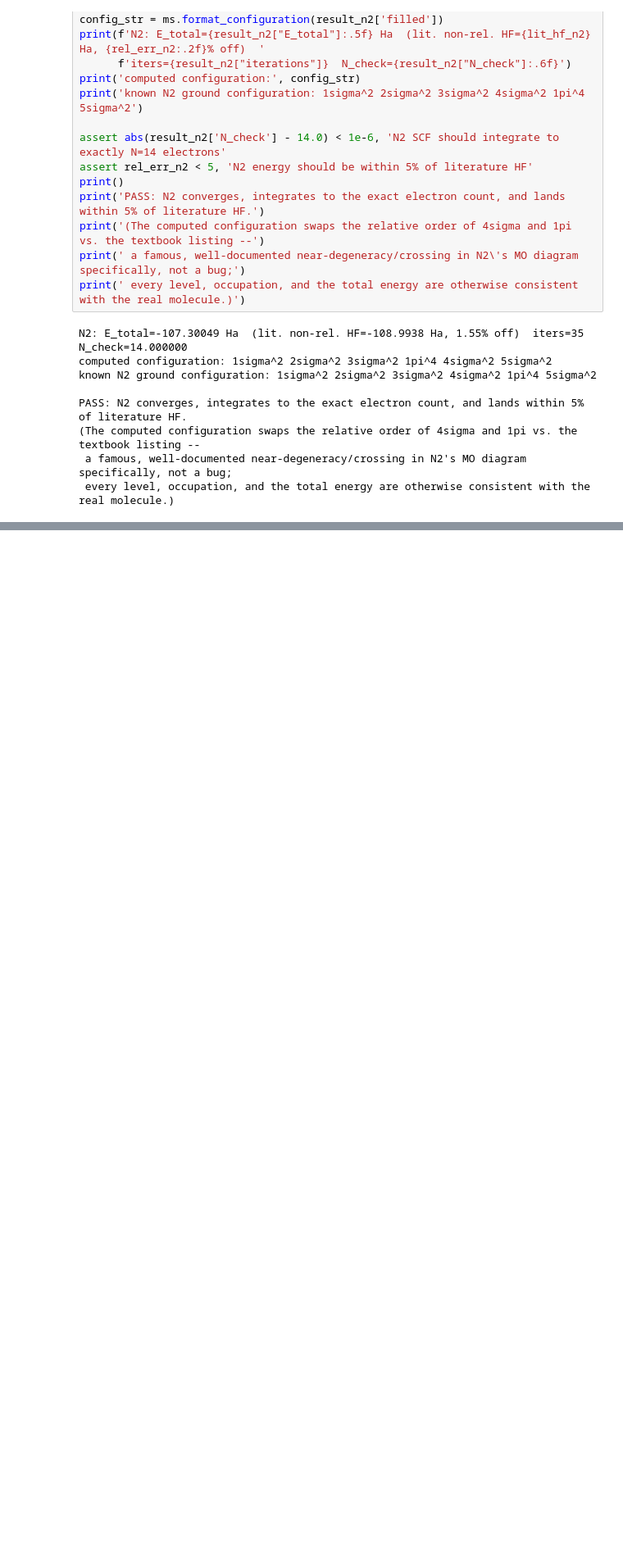
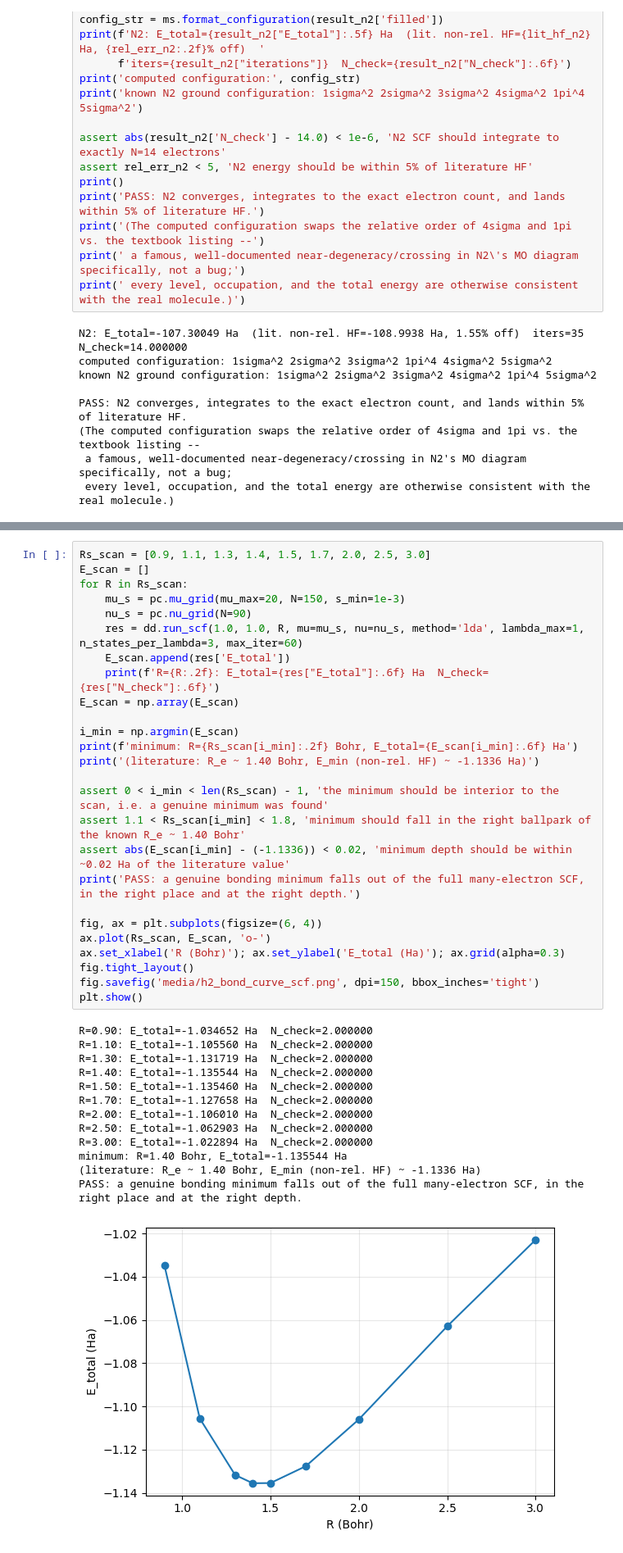
Before and after one commit to HasanHelal429/Physics-Simulation, a Jupyter notebook: Quantum Mechanics/Diatomic_HF_solver/Diatomic SCF Validation.ipynb, the cells around one changed output, grey strips where cells are left out. Shown at 82% size. Cells and saved outputs as stored; diff of their text form; blank space fills up the shorter version.

```diff
--- a/Quantum Mechanics/Diatomic_HF_solver/Diatomic SCF Validation.ipynb
+++ b/Quantum Mechanics/Diatomic_HF_solver/Diatomic SCF Validation.ipynb
@@ -200,0 +214,40 @@ PASS: N2 converges, integrates to the exact electron count, and lands within 5%
+# %%
+Rs_scan = [0.9, 1.1, 1.3, 1.4, 1.5, 1.7, 2.0, 2.5, 3.0]
+E_scan = []
+for R in Rs_scan:
+    mu_s = pc.mu_grid(mu_max=20, N=150, s_min=1e-3)
+    nu_s = pc.nu_grid(N=90)
+    res = dd.run_scf(1.0, 1.0, R, mu=mu_s, nu=nu_s, method='lda', lambda_max=1, n_states_per_lambda=3, max_iter=60)
+    E_scan.append(res['E_total'])
+    print(f'R={R:.2f}: E_total={res["E_total"]:.6f} Ha  N_check={res["N_check"]:.6f}')
+E_scan = np.array(E_scan)
+
+i_min = np.argmin(E_scan)
+print(f'minimum: R={Rs_scan[i_min]:.2f} Bohr, E_total={E_scan[i_min]:.6f} Ha')
+print('(literature: R_e ~ 1.40 Bohr, E_min (non-rel. HF) ~ -1.1336 Ha)')
+
+assert 0 < i_min < len(Rs_scan) - 1, 'the minimum should be interior to the scan, i.e. a genuine minimum was found'
+assert 1.1 < Rs_scan[i_min] < 1.8, 'minimum should fall in the right ballpark of the known R_e ~ 1.40 Bohr'
+assert abs(E_scan[i_min] - (-1.1336)) < 0.02, 'minimum depth should be within ~0.02 Ha of the literature value'
+print('PASS: a genuine bonding minimum falls out of the full many-electron SCF, in the right place and at the right depth.')
+
+fig, ax = plt.subplots(figsize=(6, 4))
+ax.plot(Rs_scan, E_scan, 'o-')
+ax.set_xlabel('R (Bohr)'); ax.set_ylabel('E_total (Ha)'); ax.grid(alpha=0.3)
+fig.tight_layout()
+fig.savefig('media/h2_bond_curve_scf.png', dpi=150, bbox_inches='tight')
+plt.show()
+# %% [output]
+R=0.90: E_total=-1.034652 Ha  N_check=2.000000
+R=1.10: E_total=-1.105560 Ha  N_check=2.000000
+R=1.30: E_total=-1.131719 Ha  N_check=2.000000
+R=1.40: E_total=-1.135544 Ha  N_check=2.000000
+R=1.50: E_total=-1.135460 Ha  N_check=2.000000
+R=1.70: E_total=-1.127658 Ha  N_check=2.000000
+R=2.00: E_total=-1.106010 Ha  N_check=2.000000
+R=2.50: E_total=-1.062903 Ha  N_check=2.000000
+R=3.00: E_total=-1.022894 Ha  N_check=2.000000
+minimum: R=1.40 Bohr, E_total=-1.135544 Ha
+(literature: R_e ~ 1.40 Bohr, E_min (non-rel. HF) ~ -1.1336 Ha)
+PASS: a genuine bonding minimum falls out of the full many-electron SCF, in the right place and at the right depth.
+[figure, added]
```
Also changed, not shown: parts of 3 cells of this notebook, 2 other files.
